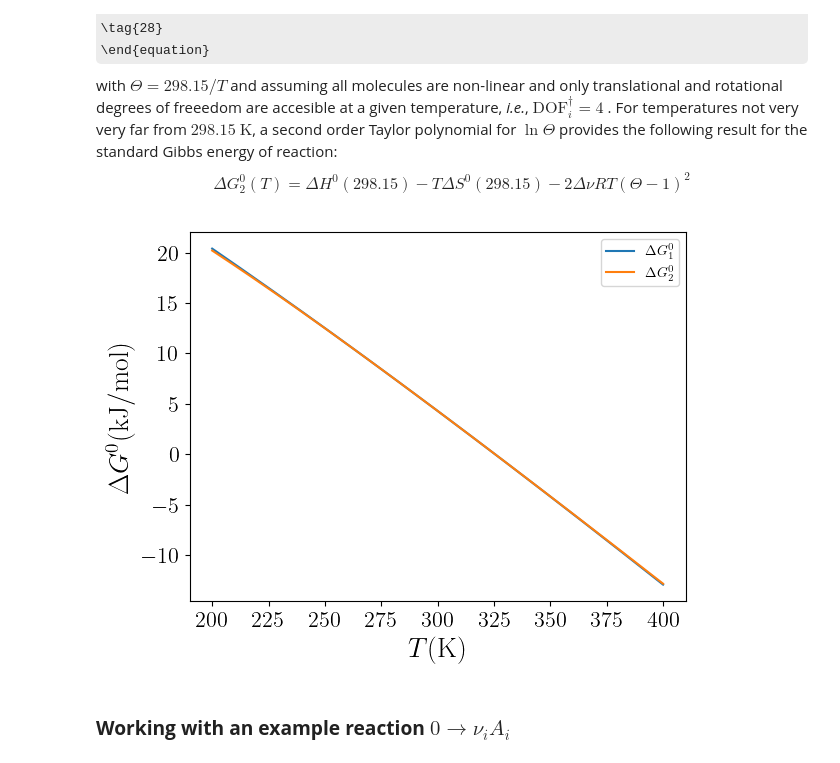
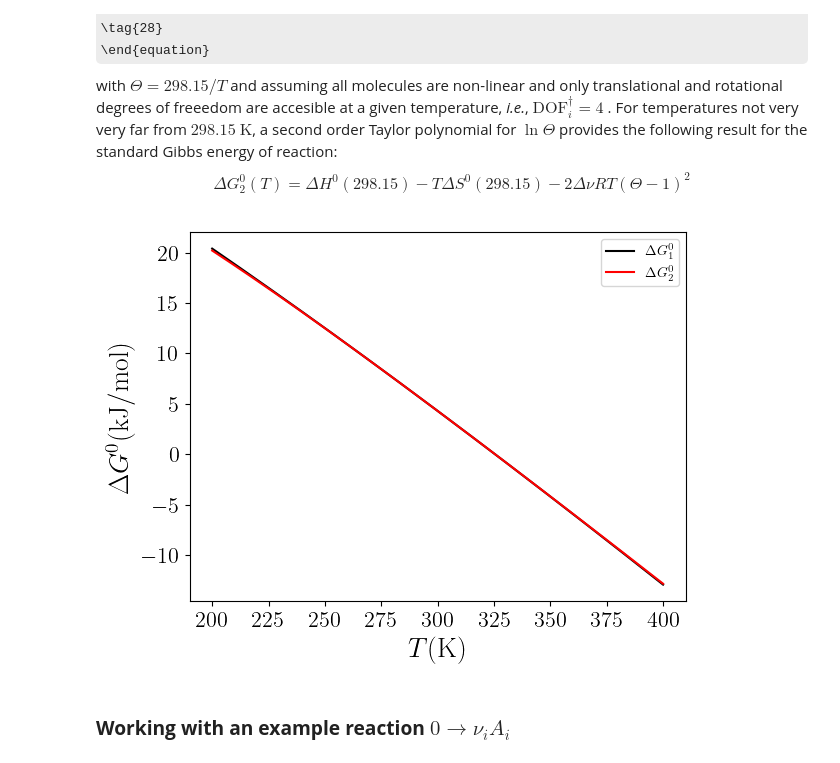
Before and after one commit to emartineznunez/Kp, a Jupyter notebook: kp.ipynb, the cells around one changed output. Saved outputs shown, nothing was run; the diff lists cells and outputs as text; code cells hidden in the pictures; some formulas as TeX source.

```diff
--- a/kp.ipynb
+++ b/kp.ipynb
@@ -197,36 +197,37 @@ H2kcal = 627.509             # Hartree to kcal/mol
 H2kJ   = 2625.5              # Hartree to kJ/mol
 Rbar   = 0.0831447           # R in bar L / (mol K)
 Rkcal  = 1.9872036e-3        # R in kcal mol-1 K-1
 
 import numpy as np
 import matplotlib.pyplot as plt
 
 def deltaG1_T(DH0,DS0,delta_nu,T):
   theta = 298.15 / T
   return DH0 - T * DS0 +  4 * delta_nu * R * T * ( 1 - theta + np.log(theta))
 
 def deltaG2_T(DH0,DS0,delta_nu,T):
   theta = 298.15 / T
   return DH0 - T * DS0 - 2 * delta_nu * R * T * (theta - 1) ** 2
 
 DH0 = 54.407
 DS0 = 0.167
 delta_nu = 1
 
 plt.rcParams['text.usetex'] = True
 
 T = np.linspace(200,400,1000)
-plt.plot(T,deltaG1_T(DH0,DS0,delta_nu,T),label='$\Delta G^0_1$')
-plt.plot(T,deltaG2_T(DH0,DS0,delta_nu,T),label='$\Delta G^0_2$')
+plt.plot(T,deltaG1_T(DH0,DS0,delta_nu,T),color='black',label='$\Delta G^0_1$')
+plt.plot(T,deltaG2_T(DH0,DS0,delta_nu,T),color='red',label='$\Delta G^0_2$')
 plt.xticks(fontsize=16)
 plt.yticks(fontsize=16)
 plt.ylabel('$\Delta G^0 (\mathrm{kJ/mol})$',fontsize=20)
 plt.xlabel('$T (\mathrm{K})$',fontsize=20)
 plt.legend()
+plt.savefig("deltaG.svg",bbox_inches='tight')
 
 plt.show()
 # %% [output]
-[figure, old version]
+[figure, new version]
 # %% [markdown]
 ### **Working with an example reaction $0→\nu_iA_i$**
 # %%
```
